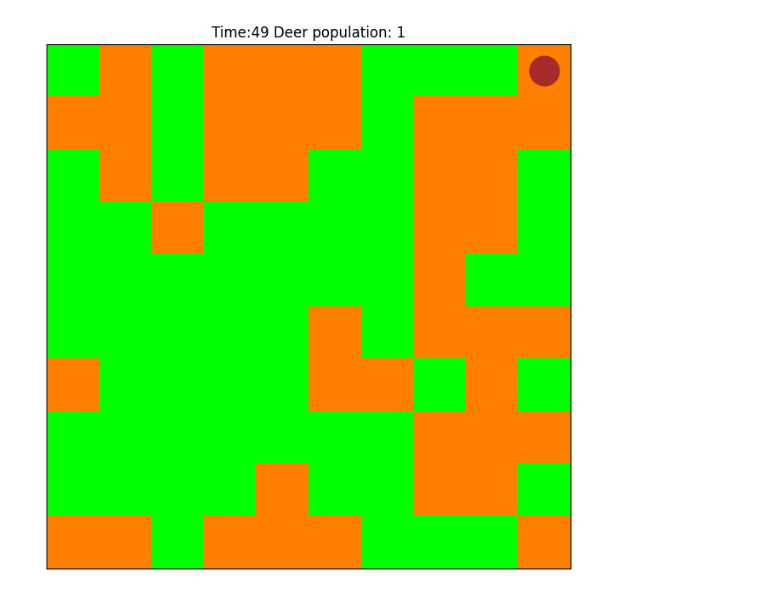
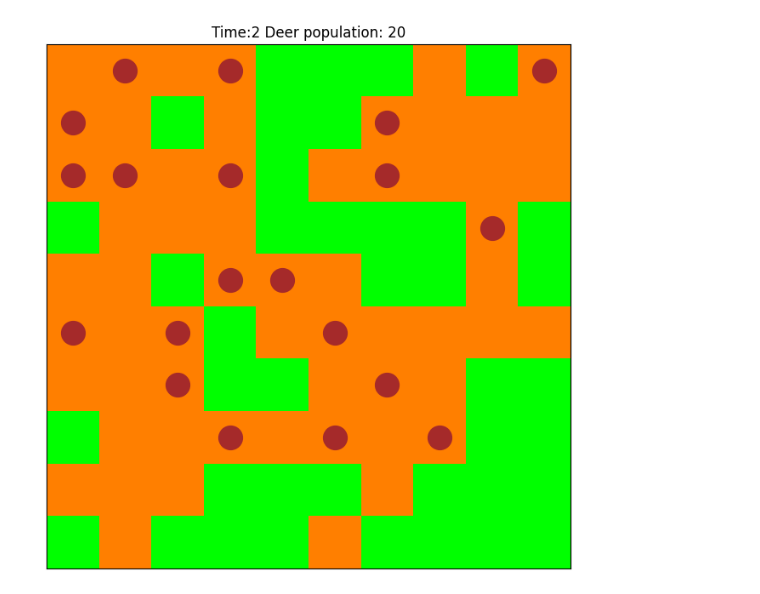
Before and after one commit to alirempel/cap-comp215, a Jupyter notebook: project2.ipynb, the cells around one changed output. Drawn from its saved outputs; the diff is of its cells as text; code cells hidden in the pictures.

```diff
--- a/project2.ipynb
+++ b/project2.ipynb
@@ -91,7 +98,7 @@ def make_locations(n, m):
 class Deer:
     """ Represent one deer object """
     max_weight=50
-    initial_weight=5
+    initial_weight=20
     weight_gain=1
     weight_loss=1
 
@@ -128,6 +135,8 @@ class Deer:
         # find all empty, visible cells, "wrapping" vision around edges of environment
         visible_locs = env.wrap_locations( self.visible_locations(*self.loc) )
         empty_locs = env.get_empty_locations(visible_locs)
+        if len(empty_locs) == 0:
+          return self.loc
 
         return random.choices(empty_locs)[0]
 
@@ -242,11 +251,17 @@ class Environment:
         rows, cols = np.transpose([deer.loc for deer in self.deers])
         xs = cols
         ys = rows
-        plt.plot(xs, ys, '.', color='brown',markersize=50)
+        plt.plot(xs, ys, '.', color='brown',markersize=400//self.n) # make deer size relative to size of grid
+# %%
+p = .1
+q = .5
+n = 10
+n_deer = 20
+time_steps = 50
 # %%
-deer_list = Deer.make_deer(5,10)
-deer_model = Environment(10,deer_list,q=1)
-deer_animation = Animation2D(deer_model,frames=50)
+deer_list = Deer.make_deer(num_deer=n_deer,n=n)
+deer_model = Environment(n=n,deers=deer_list,p=p,q=q)
+deer_animation = Animation2D(deer_model,frames=time_steps)
 deer_animation.animate(interval=.5)
 # %% [output]
-[figure, old version]
+[figure, new version]
```
Also changed, not shown: parts of 4 cells of this notebook.
